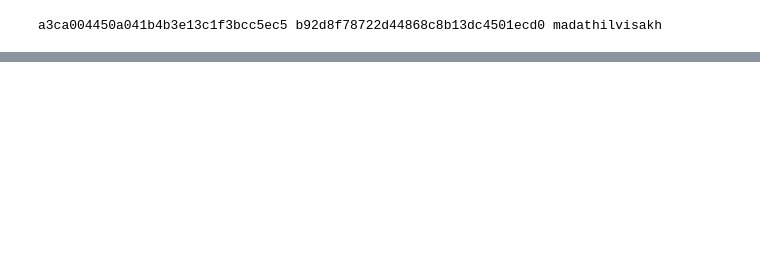
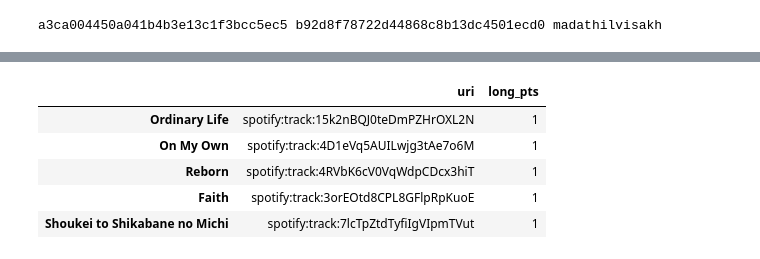
Before and after one commit to vmmadathil/spotify-acrostic, a Jupyter notebook: notebooks/01-VM-Exploring.ipynb, the cells around one changed output, grey strips where cells are left out. Cells and saved outputs as stored; diff of their text form; code cells hidden in the pictures; blank space fills up the shorter version.

```diff
--- a/notebooks/01-VM-Exploring.ipynb
+++ b/notebooks/01-VM-Exploring.ipynb
@@ -53,0 +145,16 @@ print(results)
+# %%
+#get medium term df
+
+results_medium = sp.current_user_top_tracks(limit=50,offset=0,time_range='medium_term')['items']
+
+med_id = []
+med_names = []
+
+for i in range(0, len(results_medium)):
+    #Removes the local tracks in your playlist if there is any
+    med_id.append(results_medium[i]['uri'])
+    med_names.append(results_medium[i]['name'])
+
+med_df = pd.DataFrame(med_id, index = med_names, columns = ['uri'])
+
+med_df.head()
@@ -53,0 +168,16 @@ print(results)
+# %%
+#long term df
+
+results_long = sp.current_user_top_tracks(limit=50,offset=0,time_range='long_term')['items']
+
+long_id = []
+long_names = []
+
+for i in range(0, len(results_long)):
+    #Removes the local tracks in your playlist if there is any
+    long_id.append(results_long[i]['uri'])
+    long_names.append(results_long[i]['name'])
+
+long_df = pd.DataFrame(long_id, index = long_names, columns = ['uri'])
+
+long_df.head()
@@ -53,0 +191,11 @@ print(results)
+# %%
+short_df['short_pts'] = 3
+med_df['med_pts'] = 2
+long_df['long_pts'] = 1
+# %% [output]
+|  | uri | long_pts |
+| Ordinary Life | spotify:track:15k2nBQJ0teDmPZHrOXL2N | 1 |
+| On My Own | spotify:track:4D1eVq5AUILwjg3tAe7o6M | 1 |
+| Reborn | spotify:track:4RVbK6cV0VqWdpCDcx3hiT | 1 |
+| Faith | spotify:track:3orEOtd8CPL8GFlpRpKuoE | 1 |
+| Shoukei to Shikabane no Michi | spotify:track:7lcTpZtdTyfiIgVIpmTVut | 1 |
```
Also changed, not shown: parts of 11 cells of this notebook, 2 other files.
